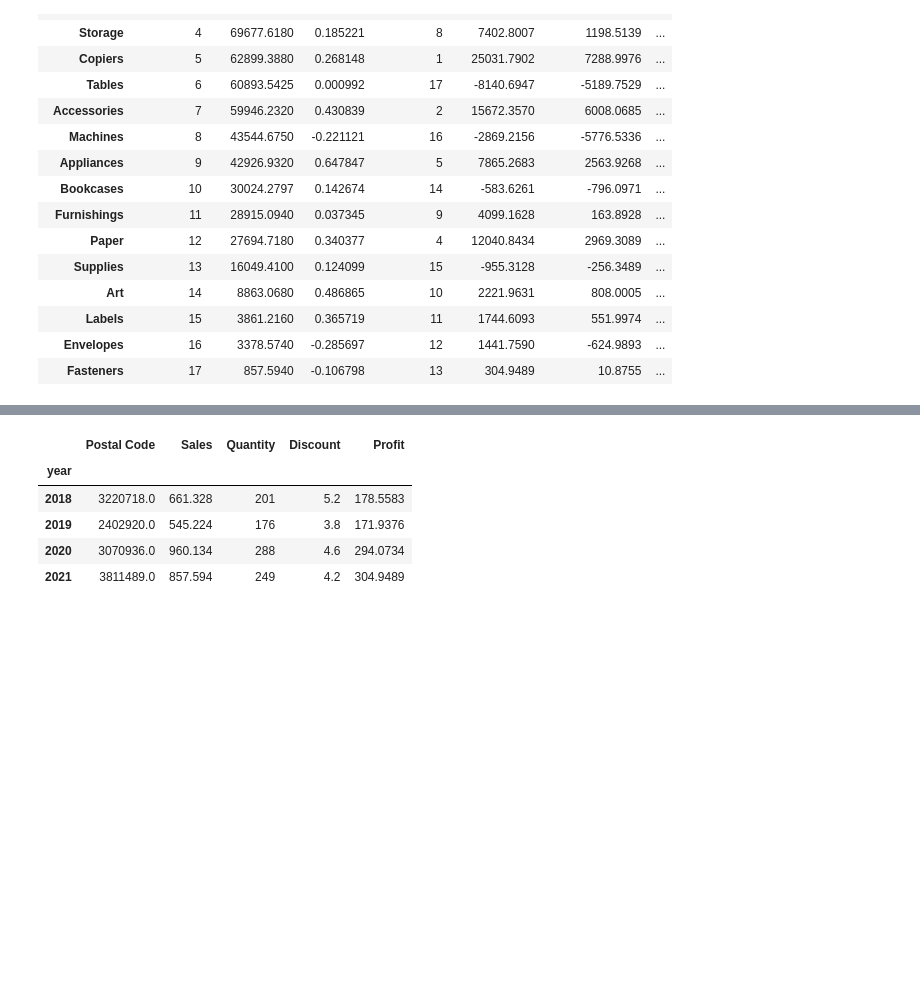
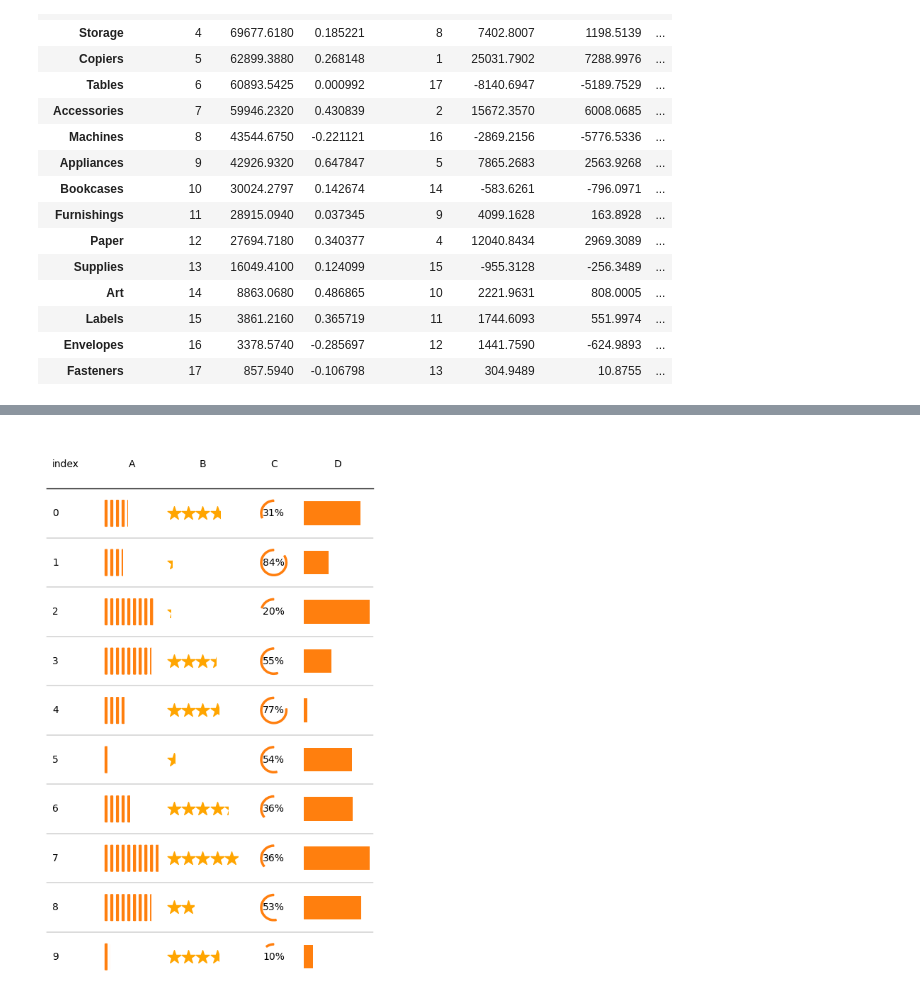
Before and after one commit to chenyulue/hands-on-datavis, a Jupyter notebook: 2023w16tab.ipynb, the cells around one changed output, grey strips where cells are left out. Drawn from its saved outputs; the diff is of its cells as text; code cells hidden in the pictures; blank space fills up the shorter version.

Commit message:
tables

```diff
--- a/2023w16tab.ipynb
+++ b/2023w16tab.ipynb
@@ -107,9 +132,58 @@ plt.show()
 # %%
-data_grouped.loc['Fasteners', :]
+import matplotlib.pyplot as plt
+import numpy as np
+import pandas as pd
+from matplotlib.colors import LinearSegmentedColormap
+
+from plottable import ColumnDefinition, Table
+from plottable.formatters import decimal_to_percent
+from plottable.plots import bar, percentile_bars, percentile_stars, progress_donut
+
+cmap = LinearSegmentedColormap.from_list(
+    name="bugw", colors=["#ffffff", "#f2fbd2", "#c9ecb4", "#93d3ab", "#35b0ab"], N=256
+)
+
+fig, ax = plt.subplots(figsize=(6, 10))
+
+d = pd.DataFrame(np.random.random((10, 4)), columns=["A", "B", "C", "D"]).round(2)
+
+tab = Table(
+    d,
+    cell_kw={
+        "linewidth": 0,
+        "edgecolor": "k",
+    },
+    textprops={"ha": "center"},
+    column_definitions=[
+        ColumnDefinition("index", textprops={"ha": "left"}),
+        ColumnDefinition("A", plot_fn=percentile_bars, plot_kw={"is_pct": True}),
+        ColumnDefinition(
+            "B", width=1.5, plot_fn=percentile_stars, plot_kw={"is_pct": True}
+        ),
+        ColumnDefinition(
+            "C",
+            plot_fn=progress_donut,
+            plot_kw={
+                "is_pct": True,
+                "formatter": "{:.0%}"
+                },
+            ),
+        ColumnDefinition(
+            "D",
+            width=1.25,
+            plot_fn=bar,
+        #     plot_kw={
+        #         # "cmap": cmap,
+        #         # "plot_bg_bar": True,
+        #         "annotate": True,
+        #         "height": 0.5,
+        #         "lw": 0.5,
+        #         # "formatter": decimal_to_percent,
+        #     },
+        ),
+    ],
+)
+
+plt.show()
 # %% [output]
-|  | Postal Code | Sales | Quantity | Discount | Profit |
-| year |  |  |  |  |  |
-| 2018 | 3220718.0 | 661.328 | 201 | 5.2 | 178.5583 |
-| 2019 | 2402920.0 | 545.224 | 176 | 3.8 | 171.9376 |
-| 2020 | 3070936.0 | 960.134 | 288 | 4.6 | 294.0734 |
-| 2021 | 3811489.0 | 857.594 | 249 | 4.2 | 304.9489 |
+[figure, added]
```
Also changed, not shown: parts of 3 cells of this notebook.
